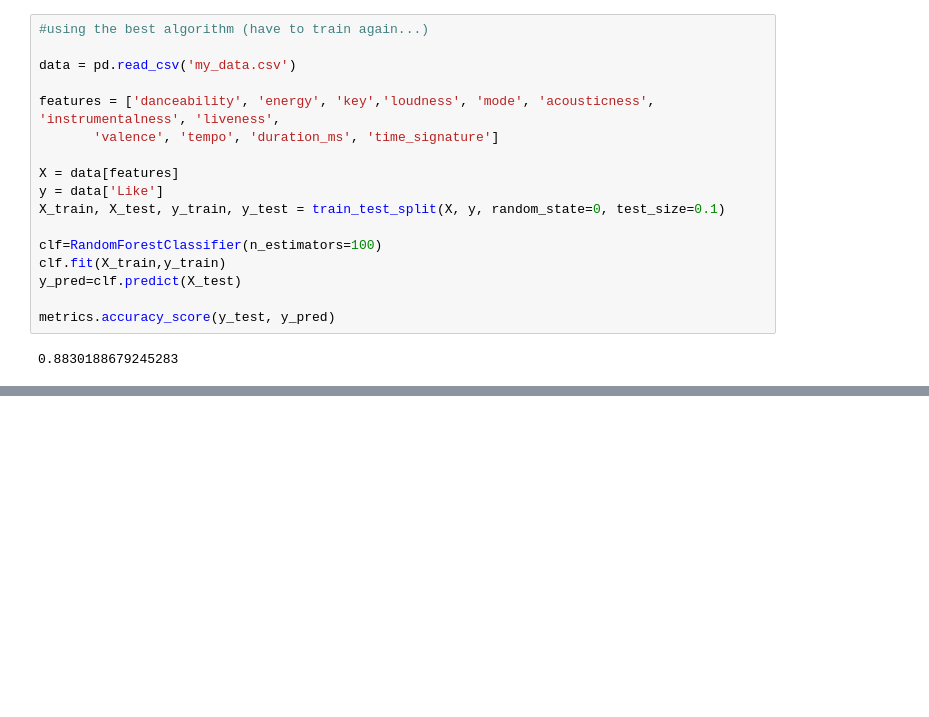
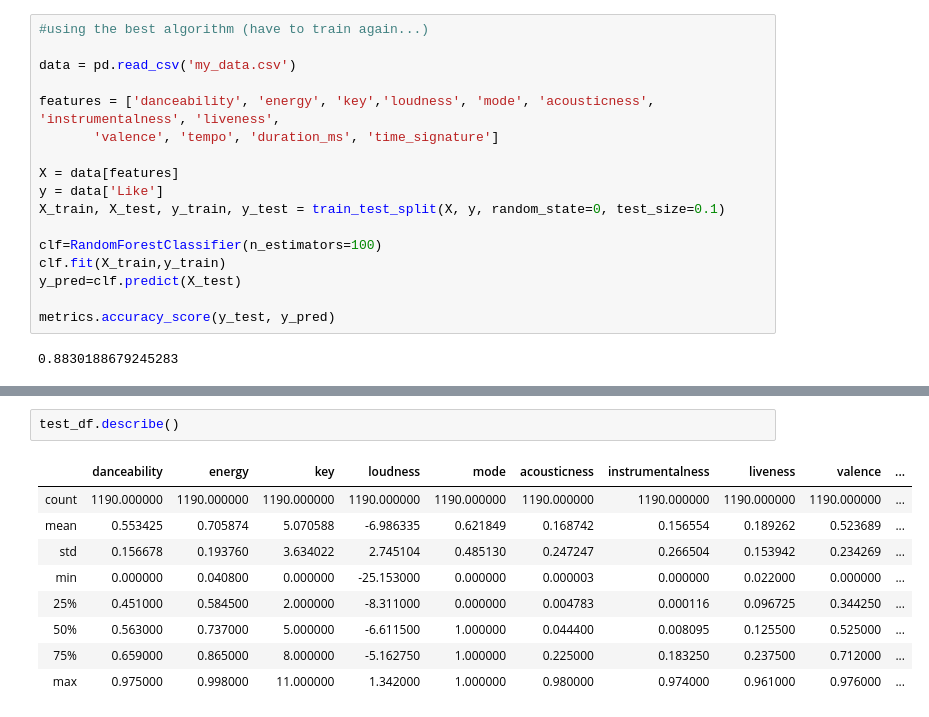
Before and after one commit to ritapereira10/Spotify-Analysis, a Jupyter notebook: code/Test.ipynb, the cells around one changed output, grey strips where cells are left out. Cells and saved outputs as stored; diff of their text form; blank space fills up the shorter version.

```diff
--- a/code/Test.ipynb
+++ b/code/Test.ipynb
@@ -172,4 +172,16 @@ test_df.head()
 | 0 | 6hlJIYn5IBNqcSGTS6X5Xq | My Girls | Animal Collective | 0.508 | 0.953 | 4 | -6.031 | 0 | 0.2560 | ... |
 | 0 | 6bZaumwiWjUSLSLqUyxetj | The Suburbs | Arcade Fire | 0.618 | 0.676 | 6 | -6.127 | 0 | 0.0577 | ... |
 | 0 | 4VAkPXhI7xQ6FHlUuY3RzB | Wake Up | Arcade Fire | 0.254 | 0.787 | 0 | -4.813 | 1 | 0.1110 | ... |
+# %%
+test_df.describe()
+# %% [output]
+|  | danceability | energy | key | loudness | mode | acousticness | instrumentalness | liveness | valence | ... |
+| count | 1190.000000 | 1190.000000 | 1190.000000 | 1190.000000 | 1190.000000 | 1190.000000 | 1190.000000 | 1190.000000 | 1190.000000 | ... |
+| mean | 0.553425 | 0.705874 | 5.070588 | -6.986335 | 0.621849 | 0.168742 | 0.156554 | 0.189262 | 0.523689 | ... |
+| std | 0.156678 | 0.193760 | 3.634022 | 2.745104 | 0.485130 | 0.247247 | 0.266504 | 0.153942 | 0.234269 | ... |
+| min | 0.000000 | 0.040800 | 0.000000 | -25.153000 | 0.000000 | 0.000003 | 0.000000 | 0.022000 | 0.000000 | ... |
+| 25% | 0.451000 | 0.584500 | 2.000000 | -8.311000 | 0.000000 | 0.004783 | 0.000116 | 0.096725 | 0.344250 | ... |
+| 50% | 0.563000 | 0.737000 | 5.000000 | -6.611500 | 1.000000 | 0.044400 | 0.008095 | 0.125500 | 0.525000 | ... |
+| 75% | 0.659000 | 0.865000 | 8.000000 | -5.162750 | 1.000000 | 0.225000 | 0.183250 | 0.237500 | 0.712000 | ... |
+| max | 0.975000 | 0.998000 | 11.000000 | 1.342000 | 1.000000 | 0.980000 | 0.974000 | 0.961000 | 0.976000 | ... |
 # %%
```
Also changed, not shown: parts of 2 cells of this notebook, 9 other files.
